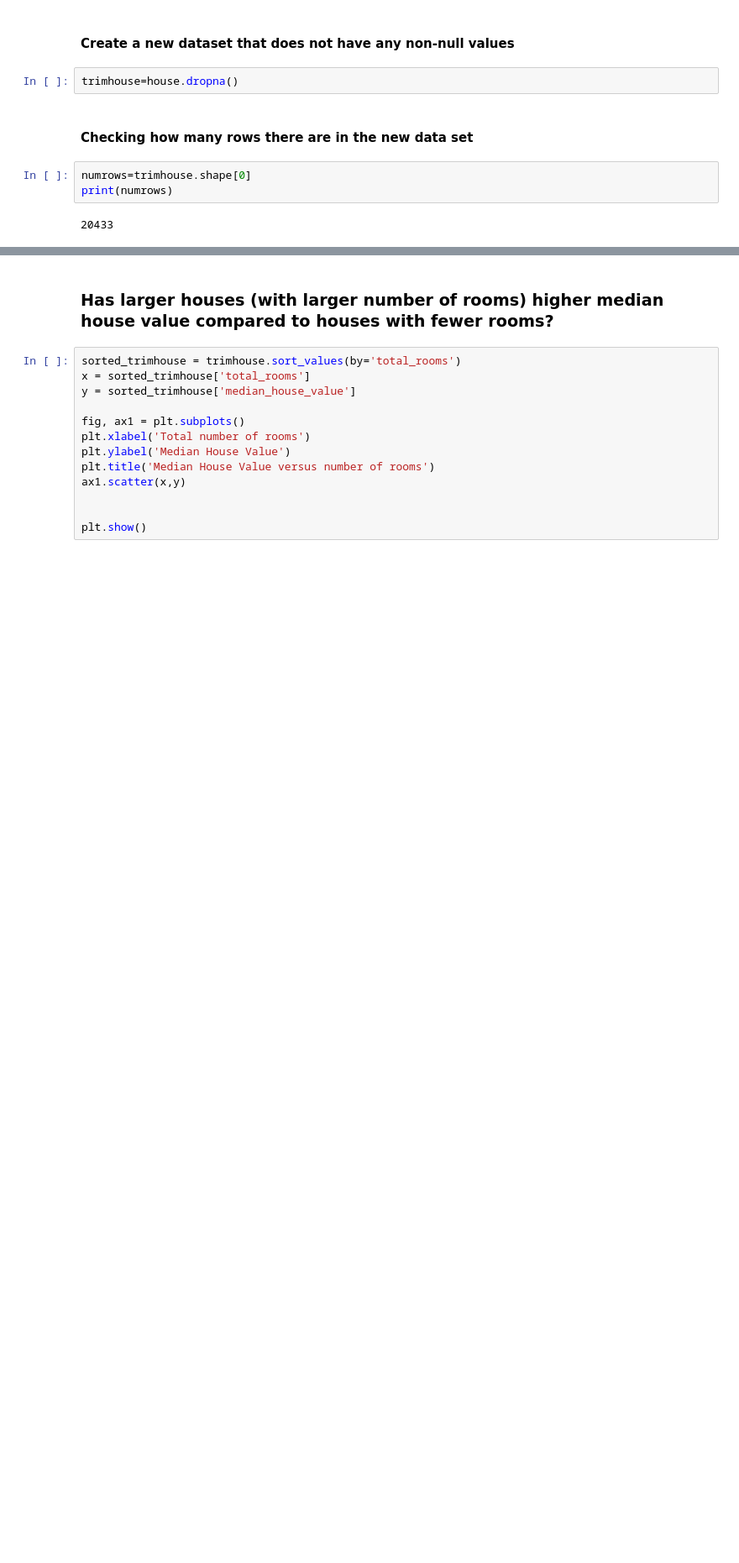
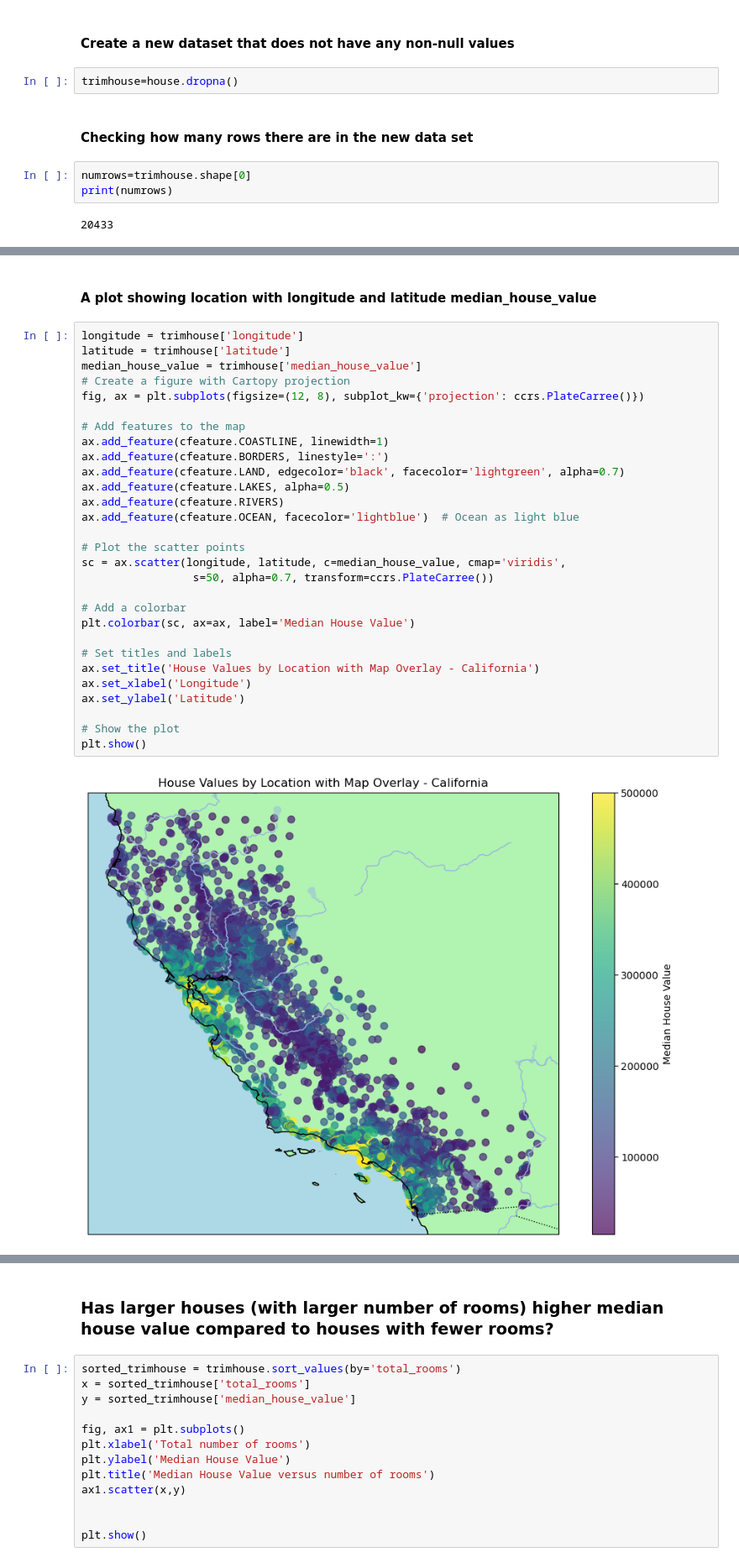
Before and after one commit to adbkp/NBI, a Jupyter notebook: Projektarbete NBI.ipynb, the cells around one changed output, grey strips where cells are left out. Shown: that part at 84% size. Drawn from its saved outputs; the diff is of its cells as text; blank space fills up the shorter version.

```diff
--- a/Projektarbete NBI.ipynb
+++ b/Projektarbete NBI.ipynb
@@ -72,0 +107,33 @@ dtype: float64
+# %% [markdown]
+#### A plot showing location with longitude and latitude median_house_value
+# %%
+longitude = trimhouse['longitude']
+latitude = trimhouse['latitude']
+median_house_value = trimhouse['median_house_value']
+# Create a figure with Cartopy projection
+fig, ax = plt.subplots(figsize=(12, 8), subplot_kw={'projection': ccrs.PlateCarree()})
+
+# Add features to the map
+ax.add_feature(cfeature.COASTLINE, linewidth=1)
+ax.add_feature(cfeature.BORDERS, linestyle=':')
+ax.add_feature(cfeature.LAND, edgecolor='black', facecolor='lightgreen', alpha=0.7)
+ax.add_feature(cfeature.LAKES, alpha=0.5)
+ax.add_feature(cfeature.RIVERS)
+ax.add_feature(cfeature.OCEAN, facecolor='lightblue')  # Ocean as light blue
+
+# Plot the scatter points
+sc = ax.scatter(longitude, latitude, c=median_house_value, cmap='viridis',
+                 s=50, alpha=0.7, transform=ccrs.PlateCarree())
+
+# Add a colorbar
+plt.colorbar(sc, ax=ax, label='Median House Value')
+
+# Set titles and labels
+ax.set_title('House Values by Location with Map Overlay - California')
+ax.set_xlabel('Longitude')
+ax.set_ylabel('Latitude')
+
+# Show the plot
+plt.show()
+# %% [output]
+[figure, added]
```
Also changed, not shown: parts of 8 cells of this notebook.
